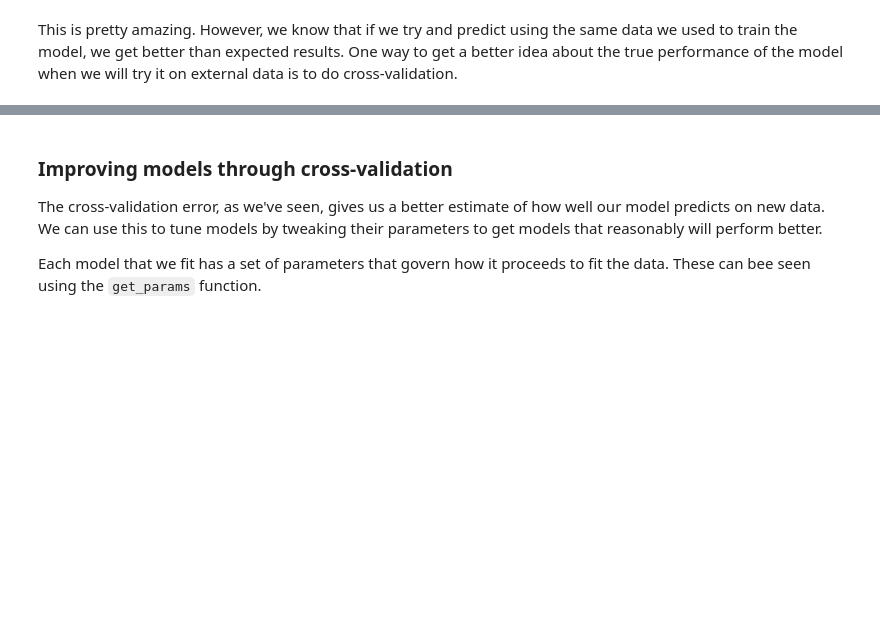
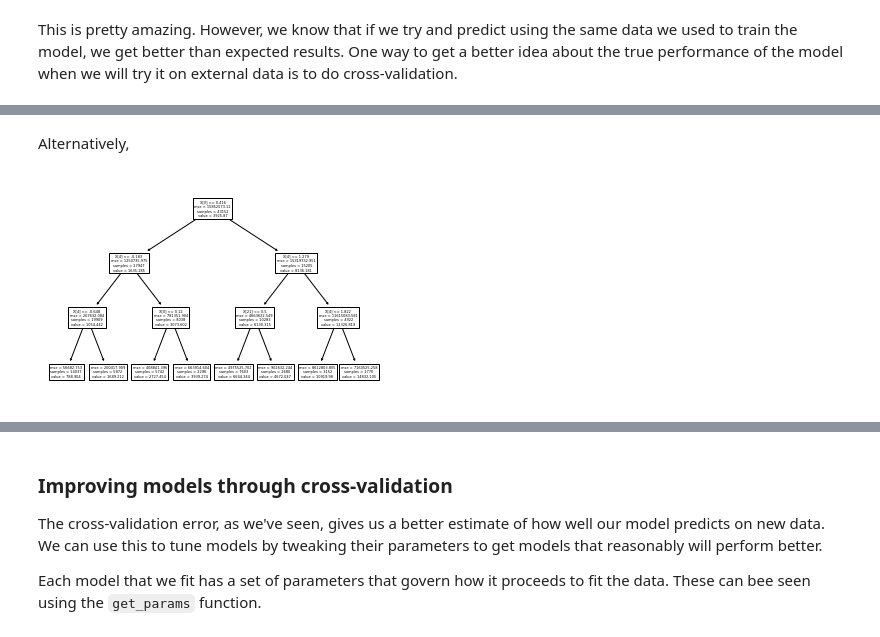
Before and after one commit to DistrictDataLabs/Brookings_Python_DS, a Jupyter notebook: 05_python_learning.ipynb, the cells around one changed output, grey strips where cells are left out. Saved outputs shown, nothing was run; the diff lists cells and outputs as text; code cells hidden in the pictures; blank space fills up the shorter version.

```diff
--- a/05_python_learning.ipynb
+++ b/05_python_learning.ipynb
@@ -251,0 +348,11 @@ model when we will try it on external data is to do cross-validation.
+# %%
+import graphviz
+from sklearn import tree
+
+dt = DecisionTreeRegressor(max_depth=3)
+dt.fit(X_train, y_train)
+dot_data = tree.export_graphviz(dt, out_file=None,
+                                feature_names = X_train.columns,
+                                filled=True, rounded=True)
+graph = graphviz.Source(dot_data);
+graph
@@ -252,3 +361,9 @@ model when we will try it on external data is to do cross-validation.
+# %% [markdown]
+Alternatively,
+# %%
+tree.plot_tree(dt);
+# %% [output]
+[figure, added]
 # %% [markdown]
 ### Cross-validation
 
```
Also changed, not shown: parts of 34 cells of this notebook, 1 other file.
